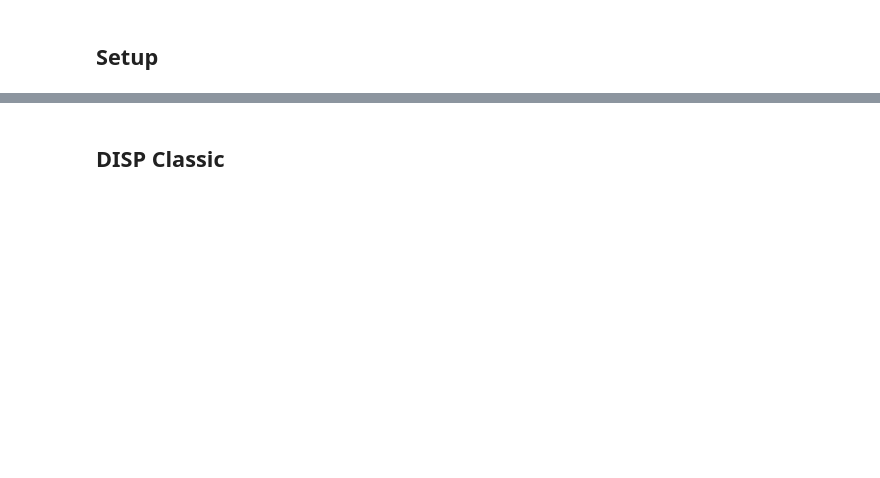
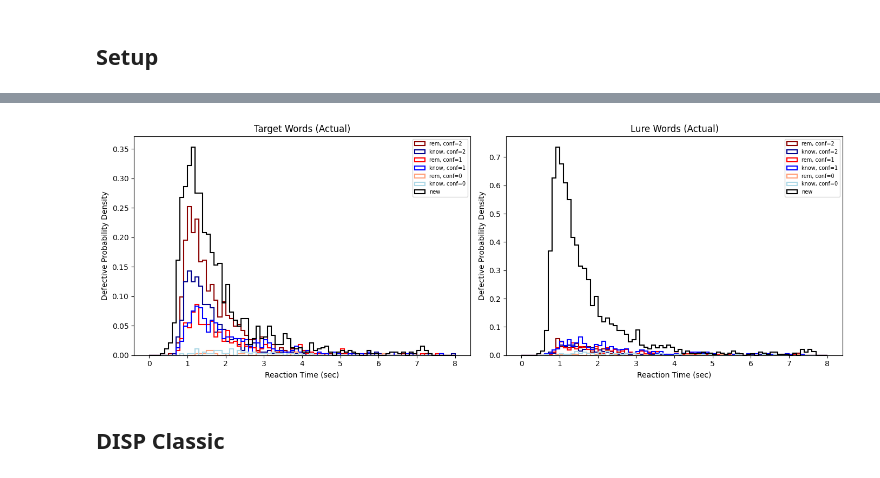
Before and after one commit to SpoopyPillow/caa_recognition_model, a Jupyter notebook: plot_models.ipynb, the cells around one changed output, grey strips where cells are left out. Saved outputs shown, nothing was run; the diff lists cells and outputs as text; code cells hidden in the pictures; blank space fills up the shorter version.

```diff
--- a/plot_models.ipynb
+++ b/plot_models.ipynb
@@ -59,2 +105,63 @@ def display_comparison(evals: list[ModelEvaluation]):
+# %%
+# Calculate total N for Targets and Lures
+N_target = len(data.rem_hit.rt) + len(data.know_hit.rt) + len(data.miss.rt)
+N_lure = len(data.rem_fa.rt) + len(data.know_fa.rt) + len(data.CR.rt)
+
+fig, axes = plt.subplots(1, 2, figsize=(14, 5))
+confidence_labels = ["conf=2", "conf=1", "conf=0"]
+conf_vals = [2, 1, 0]
+
+colors_rem = ["darkred", "red", "lightsalmon"]
+colors_know = ["darkblue", "blue", "lightblue"]
+
+# Define fixed bins (e.g., 50ms intervals) up to your model's max_t
+bin_width = 0.1
+bins = np.arange(0, caa_cfg.max_t + bin_width, bin_width)
+
+
+def plot_empirical_hist(ax, rt_data, total_N, color, label):
+    """Plots true data frequencies as step histograms without Gaussian smoothing artifacts."""
+    if len(rt_data) > 0:
+        # Weight each trial so the area under all curves combined equals 1.0
+        weights = np.ones_like(rt_data) / (total_N * bin_width)
+
+        # histtype='step' draws just the outline, preventing visual clutter
+        ax.hist(rt_data, bins=bins, weights=weights, color=color, label=label, histtype="step", linewidth=1.5)
+
+
+# --- Target Words (Empirical) ---
+for i, conf_val in enumerate(conf_vals):
+    rt_subset_rem = data.rem_hit.rt[data.rem_hit.conf == conf_val]
+    plot_empirical_hist(axes[0], rt_subset_rem, N_target, colors_rem[i], f"rem, {confidence_labels[i]}")
+
+    rt_subset_know = data.know_hit.rt[data.know_hit.conf == conf_val]
+    plot_empirical_hist(axes[0], rt_subset_know, N_target, colors_know[i], f"know, {confidence_labels[i]}")
+
+plot_empirical_hist(axes[0], data.miss.rt, N_target, "black", "new")
+
+axes[0].set_title("Target Words (Actual)")
+axes[0].set_xlabel("Reaction Time (sec)")
+axes[0].set_ylabel("Defective Probability Density")
+axes[0].legend(fontsize=7)
+
+# --- Lure Words (Empirical) ---
+for i, conf_val in enumerate(conf_vals):
+    rt_subset_rem = data.rem_fa.rt[data.rem_fa.conf == conf_val]
+    plot_empirical_hist(axes[1], rt_subset_rem, N_lure, colors_rem[i], f"rem, {confidence_labels[i]}")
+
+    rt_subset_know = data.know_fa.rt[data.know_fa.conf == conf_val]
+    plot_empirical_hist(axes[1], rt_subset_know, N_lure, colors_know[i], f"know, {confidence_labels[i]}")
+
+plot_empirical_hist(axes[1], data.CR.rt, N_lure, "black", "new")
+
+axes[1].set_title("Lure Words (Actual)")
+axes[1].set_xlabel("Reaction Time (sec)")
+axes[1].set_ylabel("Defective Probability Density")
+axes[1].legend(fontsize=7)
+
+plt.tight_layout()
+plt.show()
+# %% [output]
+[figure, added]
 # %% [markdown]
 ## DISP Classic
```
Also changed, not shown: parts of 27 cells of this notebook, 5 other files.
